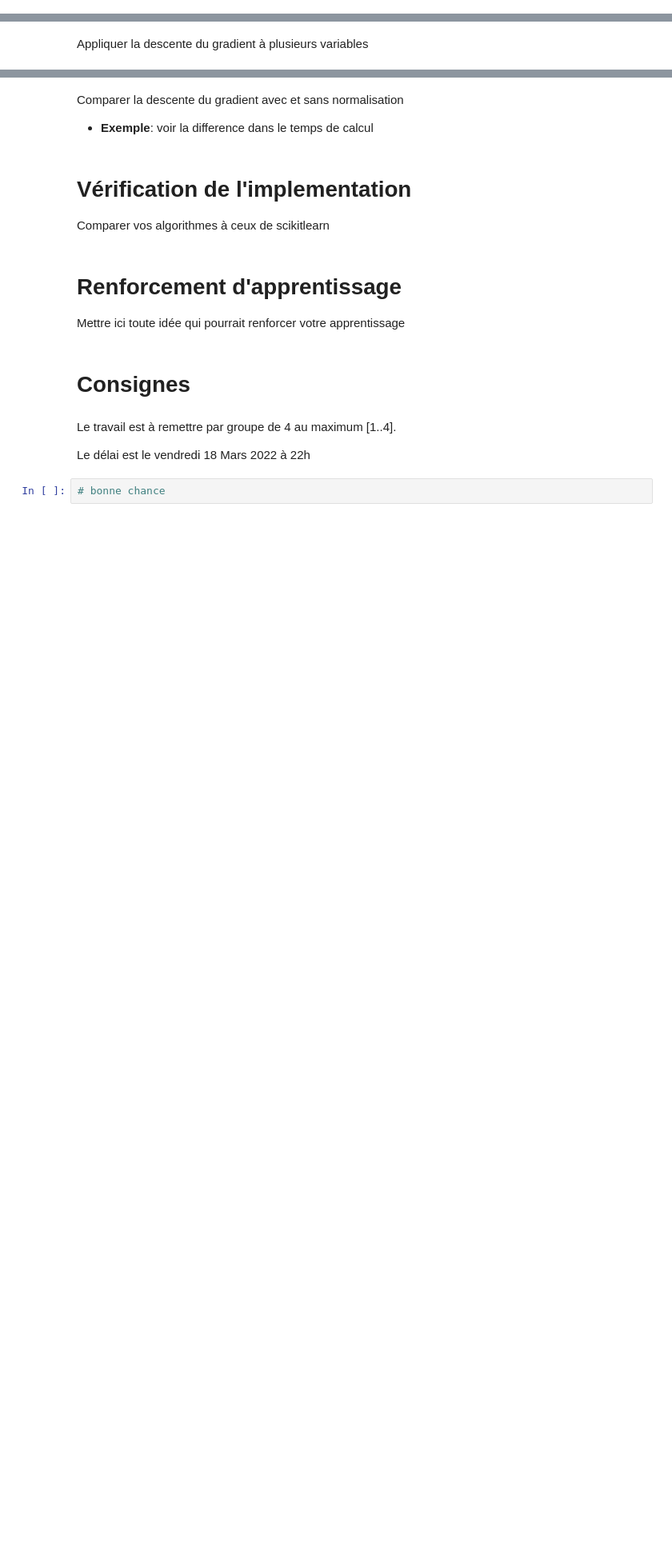
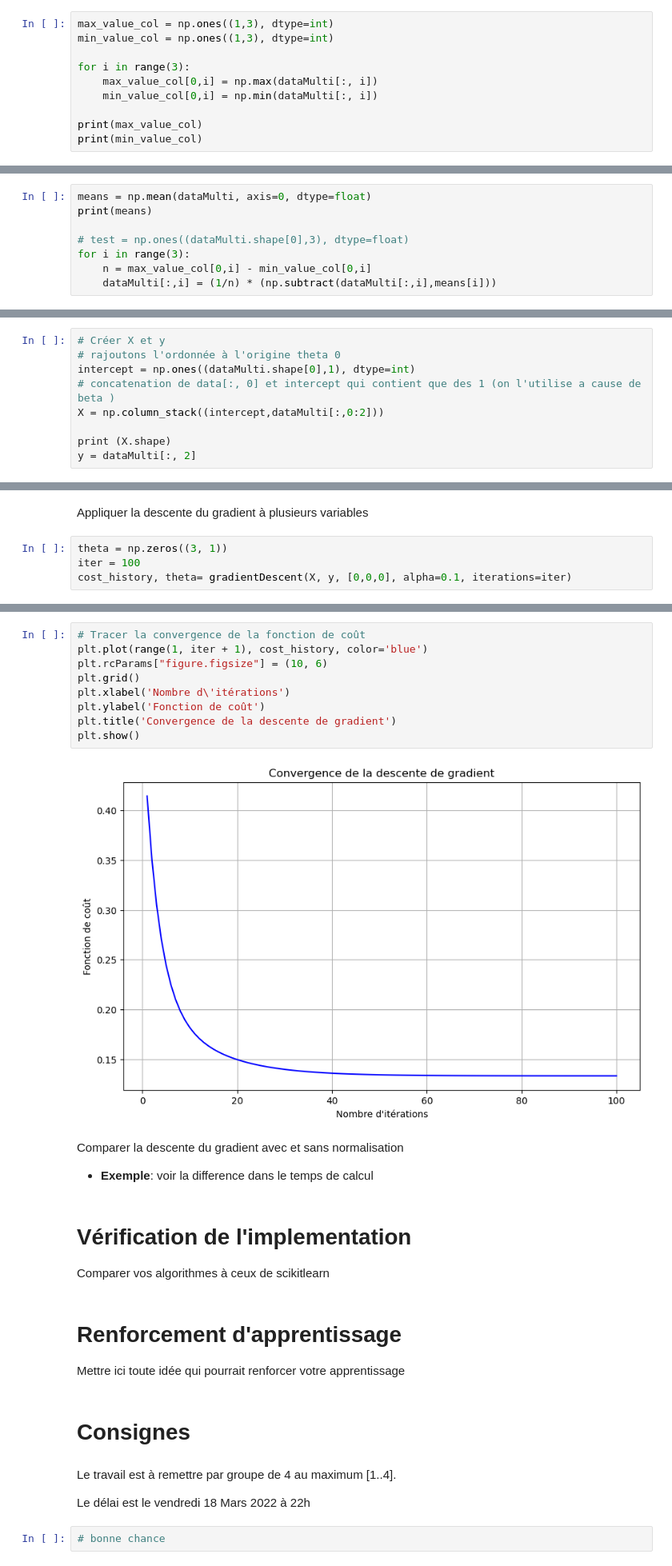
Before and after one commit to felladib/res_neurons, a Jupyter notebook: TP2/TP 2 Descente du gradient.ipynb, the cells around one changed output, grey strips where cells are left out. Shown at 80% size. Saved outputs shown, nothing was run; the diff lists cells and outputs as text; blank space fills up the shorter version.

Commit message:
Ajout de la partie variables multiples

```diff
--- a/TP2/TP 2 Descente du gradient.ipynb
+++ b/TP2/TP 2 Descente du gradient.ipynb
@@ -251,2 +264,12 @@ Mise à l'échelle des données
 # %% [markdown]
 Normalisation des données en moyenne = 0
+# %%
+max_value_col = np.ones((1,3), dtype=int)
+min_value_col = np.ones((1,3), dtype=int)
+
+for i in range(3):
+    max_value_col[0,i] = np.max(dataMulti[:, i])
+    min_value_col[0,i] = np.min(dataMulti[:, i])
+
+print(max_value_col)
+print(min_value_col)
@@ -252,0 +279,8 @@ Normalisation des données en moyenne = 0
+# %%
+means = np.mean(dataMulti, axis=0, dtype=float)
+print(means)
+
+# test = np.ones((dataMulti.shape[0],3), dtype=float)
+for i in range(3):
+    n = max_value_col[0,i] - min_value_col[0,i]
+    dataMulti[:,i] = (1/n) * (np.subtract(dataMulti[:,i],means[i]))
@@ -252,0 +297,9 @@ Normalisation des données en moyenne = 0
+# %%
+# Créer X et y
+# rajoutons l'ordonnée à l'origine theta 0
+intercept = np.ones((dataMulti.shape[0],1), dtype=int)
+# concatenation de data[:, 0] et intercept qui contient que des 1 (on l'utilise a cause de beta )
+X = np.column_stack((intercept,dataMulti[:,0:2]))
+
+print (X.shape)
+y = dataMulti[:, 2]
@@ -253,2 +318,6 @@ Normalisation des données en moyenne = 0
 # %% [markdown]
 Appliquer la descente du gradient à plusieurs variables
+# %%
+theta = np.zeros((3, 1))
+iter = 100
+cost_history, theta= gradientDescent(X, y, [0,0,0], alpha=0.1, iterations=iter)
@@ -255,3 +332,14 @@ Appliquer la descente du gradient à plusieurs variables
+# %%
+# Tracer la convergence de la fonction de coût
+plt.plot(range(1, iter + 1), cost_history, color='blue')
+plt.rcParams["figure.figsize"] = (10, 6)
+plt.grid()
+plt.xlabel('Nombre d\'itérations')
+plt.ylabel('Fonction de coût')
+plt.title('Convergence de la descente de gradient')
+plt.show()
+# %% [output]
+[figure, added]
 # %% [markdown]
 Comparer la descente du gradient avec et sans normalisation
 - **Exemple**: voir la difference dans le temps de calcul
```
Also changed, not shown: parts of 15 cells of this notebook.
